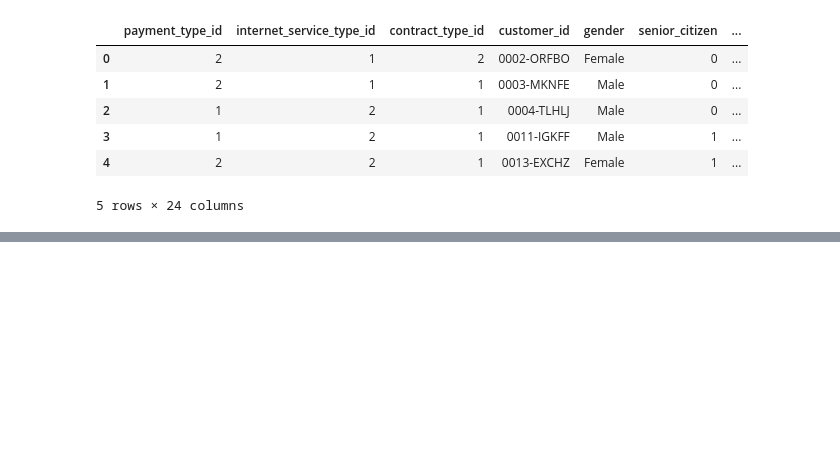
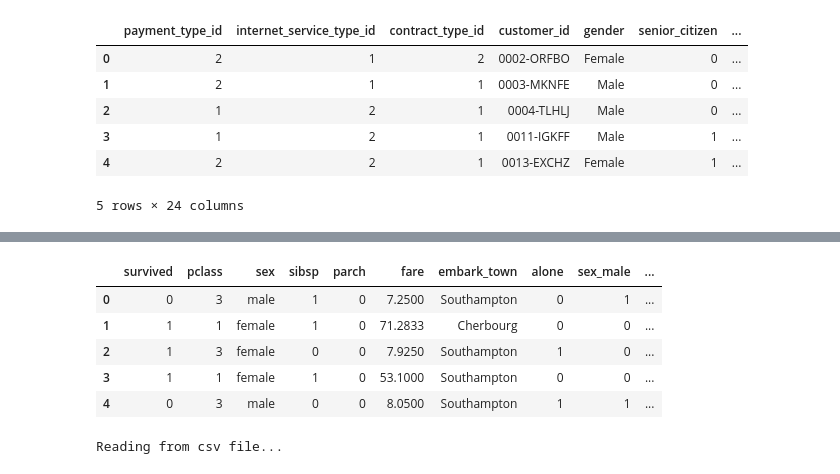
Before and after one commit to NSharick/classification-exercises, a Jupyter notebook: classification_exercises.ipynb, the cells around one changed output, grey strips where cells are left out. Drawn from its saved outputs; the diff is of its cells as text; code cells hidden in the pictures; blank space fills up the shorter version.

```diff
--- a/classification_exercises.ipynb
+++ b/classification_exercises.ipynb
@@ -384,0 +521,4 @@ Reading from csv file...
+# %%
+#assign the dataset to a variable
+dff = get_titanic_data()
+dff.head()
@@ -384,0 +550,5 @@ Reading from csv file...
+# %%
+#drop unnecessary or duplicated columns
+drop_columns = ['passenger_id', 'class', 'embarked', 'deck', 'age']
+dff = dff.drop(columns = drop_columns)
+dff.head()
@@ -384,0 +562,4 @@ Reading from csv file...
+# %%
+#Encode the categorical columns. Create dummy variables of the categorical columns
+dum_df = pd.get_dummies(dff[['sex', 'embark_town']], drop_first = [True, True])
+dum_df.head()
@@ -384,0 +573,29 @@ Reading from csv file...
+# %%
+#and concatenate them onto the dataframe
+dff = pd.concat([dff, dum_df], axis = 1)
+dff.head()
+# %% [output]
+|  | survived | pclass | sex | sibsp | parch | fare | embark_town | alone | sex_male | ... |
+| 0 | 0 | 3 | male | 1 | 0 | 7.2500 | Southampton | 0 | 1 | ... |
+| 1 | 1 | 1 | female | 1 | 0 | 71.2833 | Cherbourg | 0 | 0 | ... |
+| 2 | 1 | 3 | female | 0 | 0 | 7.9250 | Southampton | 1 | 0 | ... |
+| 3 | 1 | 1 | female | 1 | 0 | 53.1000 | Southampton | 0 | 0 | ... |
+| 4 | 0 | 3 | male | 0 | 0 | 8.0500 | Southampton | 1 | 1 | ... |
+# %%
+#Create a function named prep_titanic that accepts the raw titanic data,
+#and returns the data with the transformations above applied.
+dff = get_titanic_data()
+
+def prep_titanic(dff):
+    '''
+    takes in a dataframe and returns a cleaned dataframe
+    with unnecesary and duplicate columns removed
+    and categorical columns encoded
+    '''
+    drop_columns = ['passenger_id', 'class', 'embarked', 'deck', 'age']
+    dff = dff.drop(columns = drop_columns)
+    dum_df = pd.get_dummies(dff[['sex', 'embark_town']], drop_first = [True, True])
+    dff = pd.concat([dff, dum_df], axis = 1)
+    return dff.drop(columns = ['sex', 'embark_town'])
+# %% [output]
+Reading from csv file...
```
Also changed, not shown: parts of 33 cells of this notebook, 1 other file.
